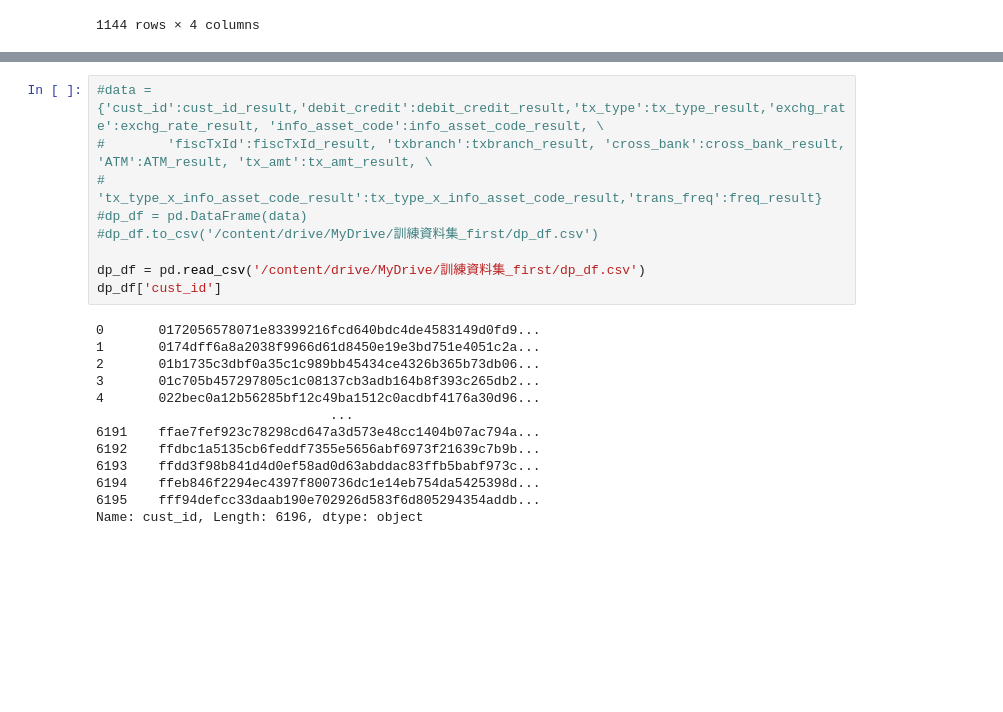
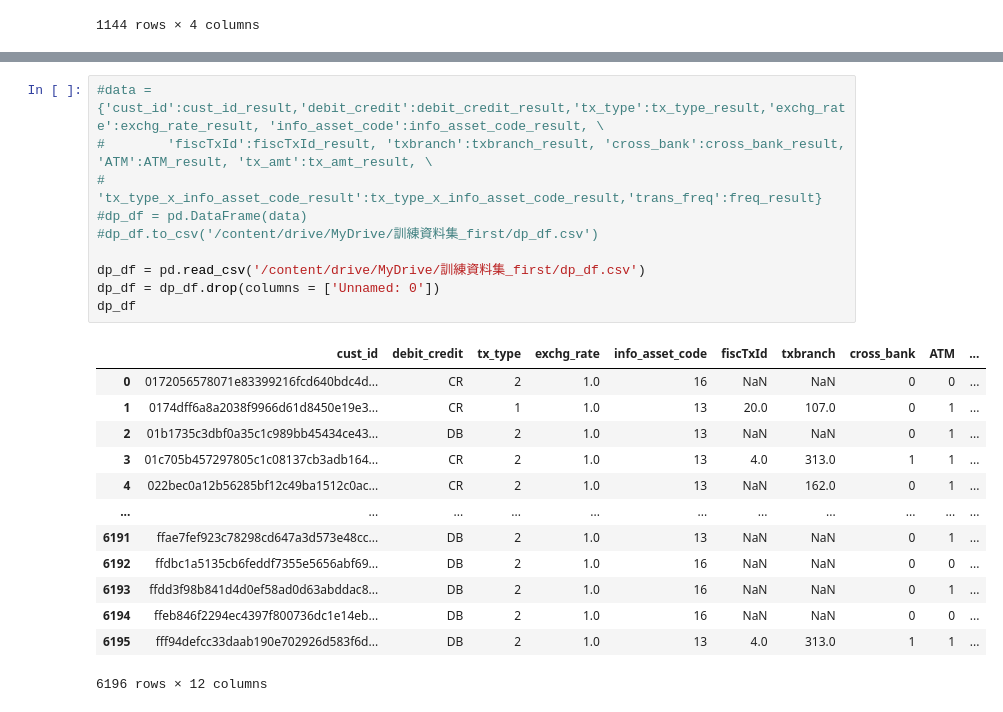
Before and after one commit to Wesley1110/0, a Jupyter notebook: yushan.ipynb, the cells around one changed output, grey strips where cells are left out. Drawn from its saved outputs; the diff is of its cells as text; blank space fills up the shorter version.

```diff
--- a/yushan.ipynb
+++ b/yushan.ipynb
@@ -168,23 +183,25 @@ dp_df
 # %%
 #data = {'cust_id':cust_id_result,'debit_credit':debit_credit_result,'tx_type':tx_type_result,'exchg_rate':exchg_rate_result, 'info_asset_code':info_asset_code_result, \
 #        'fiscTxId':fiscTxId_result, 'txbranch':txbranch_result, 'cross_bank':cross_bank_result, 'ATM':ATM_result, 'tx_amt':tx_amt_result, \
 #        'tx_type_x_info_asset_code_result':tx_type_x_info_asset_code_result,'trans_freq':freq_result}
 #dp_df = pd.DataFrame(data)
 #dp_df.to_csv('/content/drive/MyDrive/訓練資料集_first/dp_df.csv')
 
 dp_df = pd.read_csv('/content/drive/MyDrive/訓練資料集_first/dp_df.csv')
-dp_df['cust_id']
+dp_df = dp_df.drop(columns = ['Unnamed: 0'])
+dp_df
 # %% [output]
+|  | cust_id | debit_credit | tx_type | exchg_rate | info_asset_code | fiscTxId | txbranch | cross_bank | ATM | ... |
+| 0 | 0172056578071e83399216fcd640bdc4d... | CR | 2 | 1.0 | 16 | NaN | NaN | 0 | 0 | ... |
+| 1 | 0174dff6a8a2038f9966d61d8450e19e3... | CR | 1 | 1.0 | 13 | 20.0 | 107.0 | 0 | 1 | ... |
+| 2 | 01b1735c3dbf0a35c1c989bb45434ce43... | DB | 2 | 1.0 | 13 | NaN | NaN | 0 | 1 | ... |
+| 3 | 01c705b457297805c1c08137cb3adb164... | CR | 2 | 1.0 | 13 | 4.0 | 313.0 | 1 | 1 | ... |
+| 4 | 022bec0a12b56285bf12c49ba1512c0ac... | CR | 2 | 1.0 | 13 | NaN | 162.0 | 0 | 1 | ... |
+| ... | ... | ... | ... | ... | ... | ... | ... | ... | ... | ... |
+| 6191 | ffae7fef923c78298cd647a3d573e48cc... | DB | 2 | 1.0 | 13 | NaN | NaN | 0 | 1 | ... |
+| 6192 | ffdbc1a5135cb6feddf7355e5656abf69... | DB | 2 | 1.0 | 16 | NaN | NaN | 0 | 0 | ... |
+| 6193 | ffdd3f98b841d4d0ef58ad0d63abddac8... | DB | 2 | 1.0 | 16 | NaN | NaN | 0 | 1 | ... |
+| 6194 | ffeb846f2294ec4397f800736dc1e14eb... | DB | 2 | 1.0 | 16 | NaN | NaN | 0 | 0 | ... |
+| 6195 | fff94defcc33daab190e702926d583f6d... | DB | 2 | 1.0 | 13 | 4.0 | 313.0 | 1 | 1 | ... |
-0       0172056578071e83399216fcd640bdc4de4583149d0fd9...
-1       0174dff6a8a2038f9966d61d8450e19e3bd751e4051c2a...
-2       01b1735c3dbf0a35c1c989bb45434ce4326b365b73db06...
-3       01c705b457297805c1c08137cb3adb164b8f393c265db2...
-4       022bec0a12b56285bf12c49ba1512c0acdbf4176a30d96...
-                              ...
-6191    ffae7fef923c78298cd647a3d573e48cc1404b07ac794a...
-6192    ffdbc1a5135cb6feddf7355e5656abf6973f21639c7b9b...
-6193    ffdd3f98b841d4d0ef58ad0d63abddac83ffb5babf973c...
-6194    ffeb846f2294ec4397f800736dc1e14eb754da5425398d...
-6195    fff94defcc33daab190e702926d583f6d805294354addb...
-Name: cust_id, Length: 6196, dtype: object
+6196 rows × 12 columns
 # %%
```
Also changed, not shown: parts of 10 cells of this notebook.
